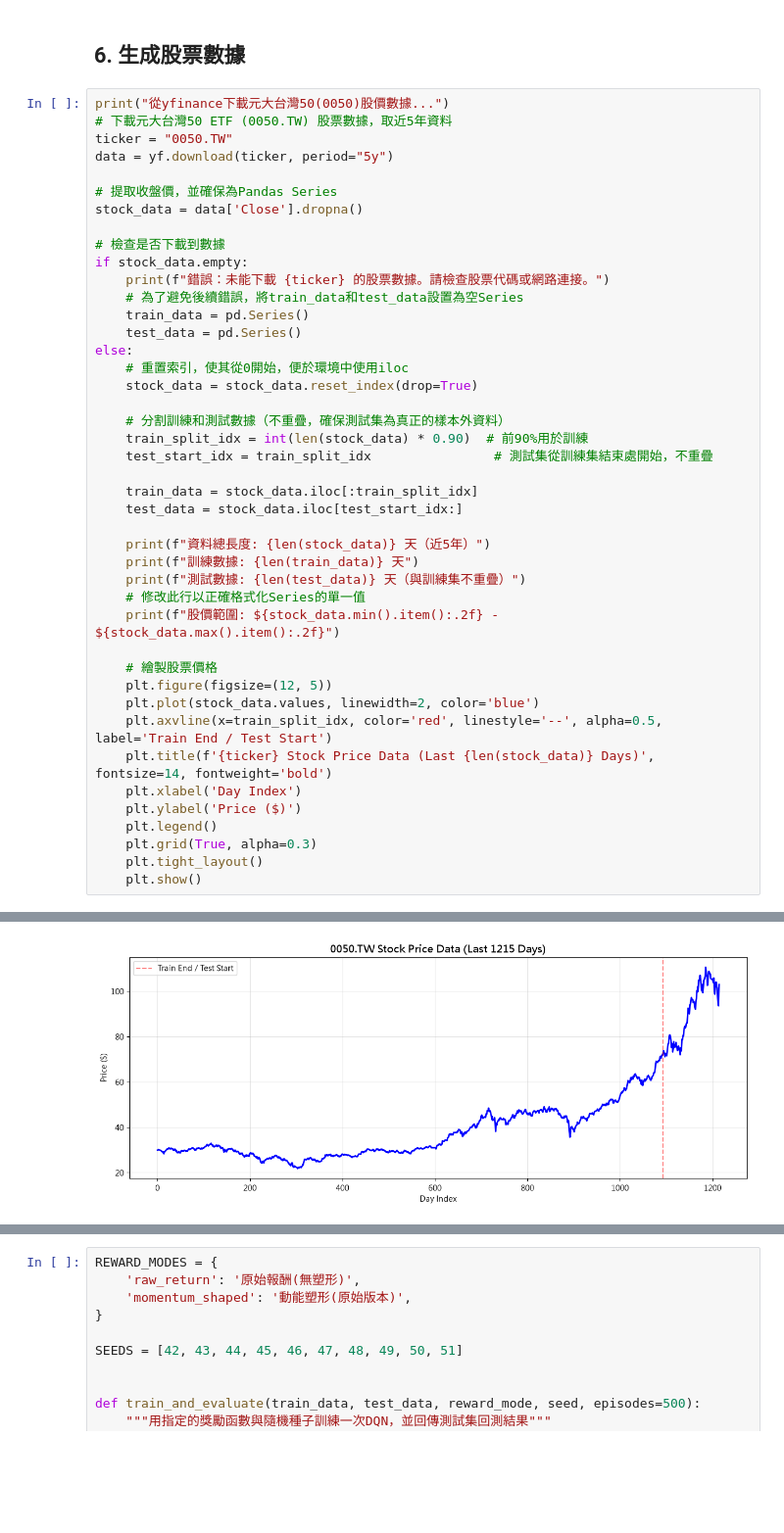
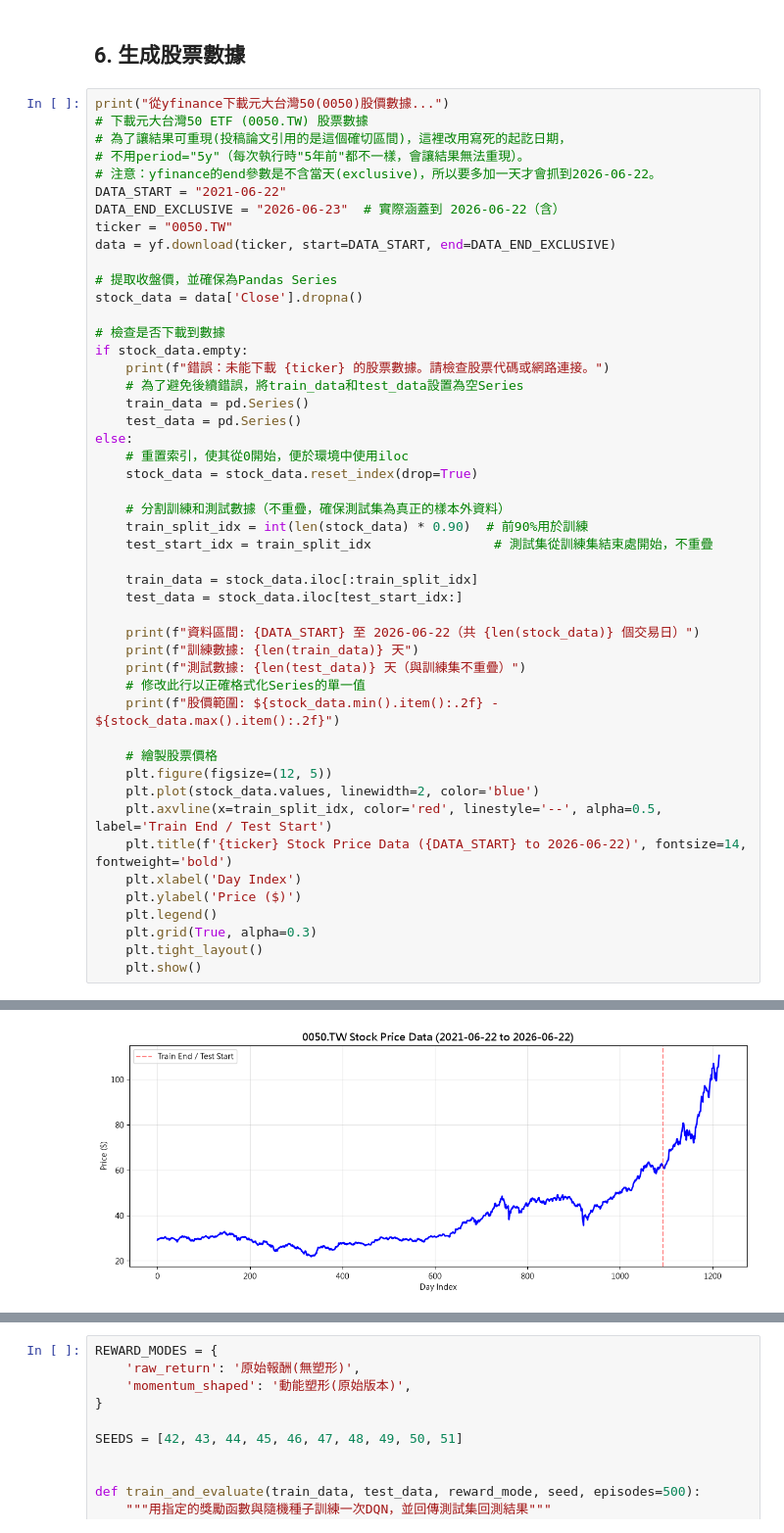
Before and after one commit to jerome-maker/dqn-momentum-trading, a Jupyter notebook: DQN_Momentum_Strategy.ipynb, the cells around one changed output, grey strips where cells are left out. Shown at 98% size. Saved outputs shown, nothing was run; the diff lists cells and outputs as text; blank space fills up the shorter version.

```diff
--- a/DQN_Momentum_Strategy.ipynb
+++ b/DQN_Momentum_Strategy.ipynb
@@ -695,9 +697,14 @@ print("所有輔助函數定義完成！(新增: classic_momentum_strategy, 回
 ## 6. 生成股票數據
 # %%
 print("從yfinance下載元大台灣50(0050)股價數據...")
-# 下載元大台灣50 ETF (0050.TW) 股票數據，取近5年資料
+# 下載元大台灣50 ETF (0050.TW) 股票數據
+# 為了讓結果可重現(投稿論文引用的是這個確切區間)，這裡改用寫死的起訖日期，
+# 不用period="5y"（每次執行時"5年前"都不一樣，會讓結果無法重現）。
+# 注意：yfinance的end參數是不含當天(exclusive)，所以要多加一天才會抓到2026-06-22。
+DATA_START = "2021-06-22"
+DATA_END_EXCLUSIVE = "2026-06-23"  # 實際涵蓋到 2026-06-22（含）
 ticker = "0050.TW"
-data = yf.download(ticker, period="5y")
+data = yf.download(ticker, start=DATA_START, end=DATA_END_EXCLUSIVE)
 
 # 提取收盤價，並確保為Pandas Series
 stock_data = data['Close'].dropna()
@@ -719,7 +726,7 @@ else:
     train_data = stock_data.iloc[:train_split_idx]
     test_data = stock_data.iloc[test_start_idx:]
 
-    print(f"資料總長度: {len(stock_data)} 天（近5年）")
+    print(f"資料區間: {DATA_START} 至 2026-06-22（共 {len(stock_data)} 個交易日）")
     print(f"訓練數據: {len(train_data)} 天")
     print(f"測試數據: {len(test_data)} 天（與訓練集不重疊）")
     # 修改此行以正確格式化Series的單一值
@@ -729,7 +736,7 @@ else:
     plt.figure(figsize=(12, 5))
     plt.plot(stock_data.values, linewidth=2, color='blue')
     plt.axvline(x=train_split_idx, color='red', linestyle='--', alpha=0.5, label='Train End / Test Start')
-    plt.title(f'{ticker} Stock Price Data (Last {len(stock_data)} Days)', fontsize=14, fontweight='bold')
+    plt.title(f'{ticker} Stock Price Data ({DATA_START} to 2026-06-22)', fontsize=14, fontweight='bold')
     plt.xlabel('Day Index')
     plt.ylabel('Price ($)')
     plt.legend()
@@ -743,4 +750,4 @@ else:
 訓練數據: 1093 天
 測試數據: 122 天（與訓練集不重疊）
 股價範圍: $21.75 - $110.48
-[figure, old version]
+[figure, new version]
```
Also changed, not shown: parts of 23 cells of this notebook, 1 other file.
